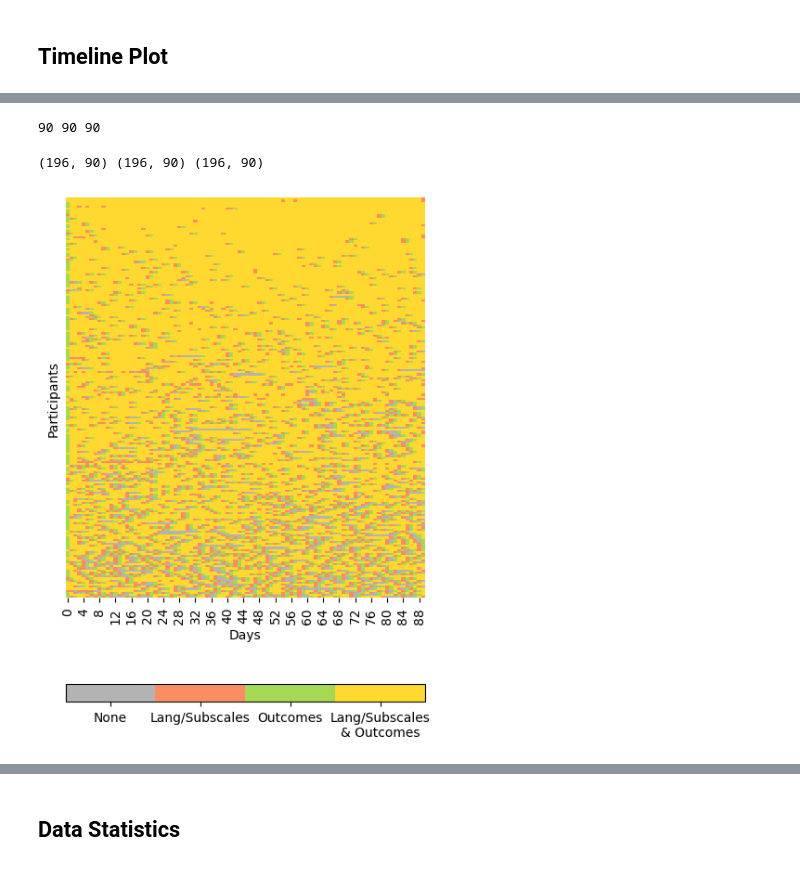
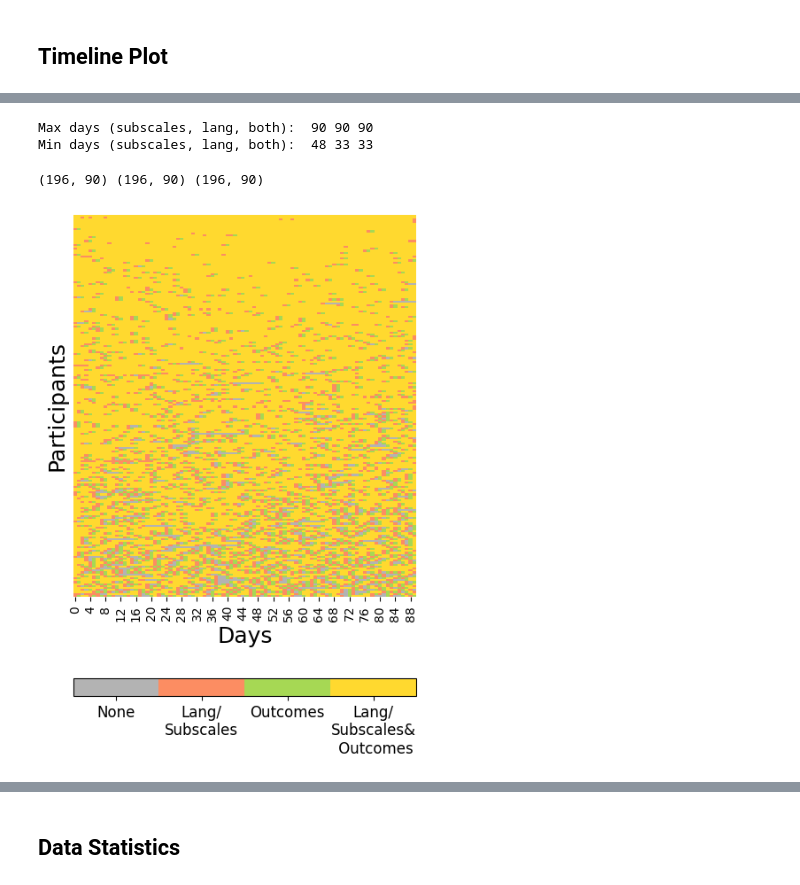
Before and after one commit to adithya8/LongitudeML, a Jupyter notebook: examples/ptsd_stop_forecasting/eda_v5.ipynb, the cells around one changed output, grey strips where cells are left out. Saved outputs shown, nothing was run; the diff lists cells and outputs as text; code cells hidden in the pictures.

```diff
--- a/examples/ptsd_stop_forecasting/eda_v5.ipynb
+++ b/examples/ptsd_stop_forecasting/eda_v5.ipynb
@@ -11,7 +11,8 @@ import matplotlib.colors as clr
 from matplotlib.colorbar import ColorbarBase
 # from matplotlib import gridspec
 # %%
-data_path = "/cronus_data/avirinchipur/ptsd_stop/forecasting/datasets/PCLsubscales_selfreportZ_roberta_laL23rpca64_wtcSubscalesNormalized_merged_PCL_1_days_ahead_reset_time2zero_max90days_v6_60combined_5fold_oots"
+# data_path = "/cronus_data/avirinchipur/ptsd_stop/forecasting/datasets/PCLsubscales_selfreportZ_roberta_laL23rpca64_wtcSubscalesNormalized_merged_PCL_1_days_ahead_reset_time2zero_max90days_v6_60combined_5fold_oots"
+data_path = "/cronus_data/avirinchipur/ptsd_stop/forecasting/datasets/PCLsubscales_selfreportZ_roberta_laL23rpca64_wtcSubscalesNormalized_merged_PCL_1_days_ahead_reset_time2zero2_max90days_v6_60combined_5fold_oots"
 dataDict = load_from_disk(data_path)
 dataDict
 # %% [output]
@@ -22,8 +23,8 @@ Dataset({
 # %% [markdown]
 ## Timeline Plot
 # %%
-num_subscales_days = [(len(i) - sum(i)) for i in dataDict['mask_subscales']]
-num_lang_days = [(len(i) - sum(i)) for i in dataDict['mask_lang']]
+num_subscales_days = [(90 - sum(i)) for i in dataDict['mask_subscales']]
+num_lang_days = [(90 - sum(i)) for i in dataDict['mask_lang']]
 num_outcomes_days = [np.array(i).sum() for i in dataDict['outcomes_mask']]
 # %%
 np.corrcoef(num_subscales_days, num_lang_days)
@@ -43,16 +44,21 @@ print (np.corrcoef(num_lang_days, num_outcomes_days))
 # %%
 max_subscale_days, max_lang_days = max(num_subscales_days), max(num_lang_days)
 max_days = max(max_subscale_days, max_lang_days)
-print (max_subscale_days, max_lang_days, max_days)
+print ("Max days (subscales, lang, both): ", max_subscale_days, max_lang_days, max_days)
+
+min_subscale_days, min_lang_days = min(num_subscales_days), min(num_lang_days)
+min_days = min(min_subscale_days, min_lang_days)
+print ("Min days (subscales, lang, both): ", min_subscale_days, min_lang_days, min_days)
 # %% [output]
-90 90 90
+Max days (subscales, lang, both):  90 90 90
+Min days (subscales, lang, both):  48 33 33
 # %%
 subscale_days = []
 lang_days = []
 outcomes_days = []
 for i in range(len(dataDict['mask_subscales'])):
     subscale_days.append(dataDict['mask_subscales'][i] + [1]*(max_days - len(dataDict['mask_subscales'][i])))
-    lang_days.append(dataDict['mask_lang'][i] + [1]*(max_days - len(dataDict['mask_lang'][i])))
+    lang_days.append(dataDict['mask_lang'][i] + [1]*(max_days - (len(dataDict['mask_lang'][i]))))
     outcomes_days.append(np.array(dataDict['outcomes_mask'][i]).reshape(-1, ).tolist() + [0]*(max_days - len(dataDict['outcomes_mask'][i])))
 
 subscale_days = (~np.array(subscale_days, dtype=bool)).astype(int)
@@ -80,7 +86,7 @@ def combine_masks(mask1, mask2):
         combined_masks.append(seq_mask)
     return combined_masks
 
-combined_langSubscales_mask = combine_masks(subscale_days, lang_days)
+combined_langSubscales_mask = combine_masks(lang_days, subscale_days)
 combined_langOutcomes_mask = combine_masks(lang_days, outcomes_days)
 combined_subscalesOutcomes_mask = combine_masks(subscale_days, outcomes_days)
 combined_langSubscalesOutcomes_mask = combine_masks(combined_langSubscales_mask, outcomes_days)
@@ -93,28 +99,28 @@ custom_cmap = clr.LinearSegmentedColormap.from_list('custom coolwarm', clrs, N=5
 # %%
 fig, ax = plt.subplots(1, 1, figsize=(5, 8))
 # Plot the combined mask on a heatmap
 set2_colors = sns.color_palette("Set2").as_hex()
 # Choose only 4 colors from the tab20 palette
 colors4 = [set2_colors[i] for i in [7, 1, 4, 5]]
 custom_cmap = clr.ListedColormap(colors4)
 sns.heatmap(combined_langSubscalesOutcomes_mask_sorted, ax=ax, cmap=custom_cmap, cbar=False)
 ax.set_yticks([])
 # Set the cbar tocks as ['None', 'Outcomes', 'Language/Subscales', 'Outcomes & Language/Subscales']
 my_cmap = clr.ListedColormap(colors4)
 norm = clr.Normalize(vmin=0, vmax=3)
 sm = ScalarMappable(cmap=my_cmap, norm=norm)
 sm.set_array([])
 cbar = plt.colorbar(sm, ax=ax, orientation='horizontal')
 cbar.set_ticks([0.75/2, (1.5+0.75)/2, (1.5+2.25)/2, (5.25)/2])
-cbar.set_ticklabels(['None', 'Lang/Subscales', 'Outcomes', 'Lang/Subscales\n& Outcomes'])
+cbar.set_ticklabels(['None', 'Lang/\nSubscales', 'Outcomes', 'Lang/\nSubscales&\n Outcomes'], fontsize=12)
 
 # Set the x and y labels
-ax.set_xlabel('Days')
-ax.set_ylabel('Participants')
+ax.set_xlabel('Days', fontsize=18)
+ax.set_ylabel('Participants', fontsize=18)
 
 plt.show()
 # %% [output]
-[figure, old version]
+[figure, new version]
 # %%
 fig, ax = plt.subplots(1, 1, figsize=(5, 8))
 # Plot the combined mask on a heatmap
```
Also changed, not shown: parts of 20 cells of this notebook, 1 other file.
